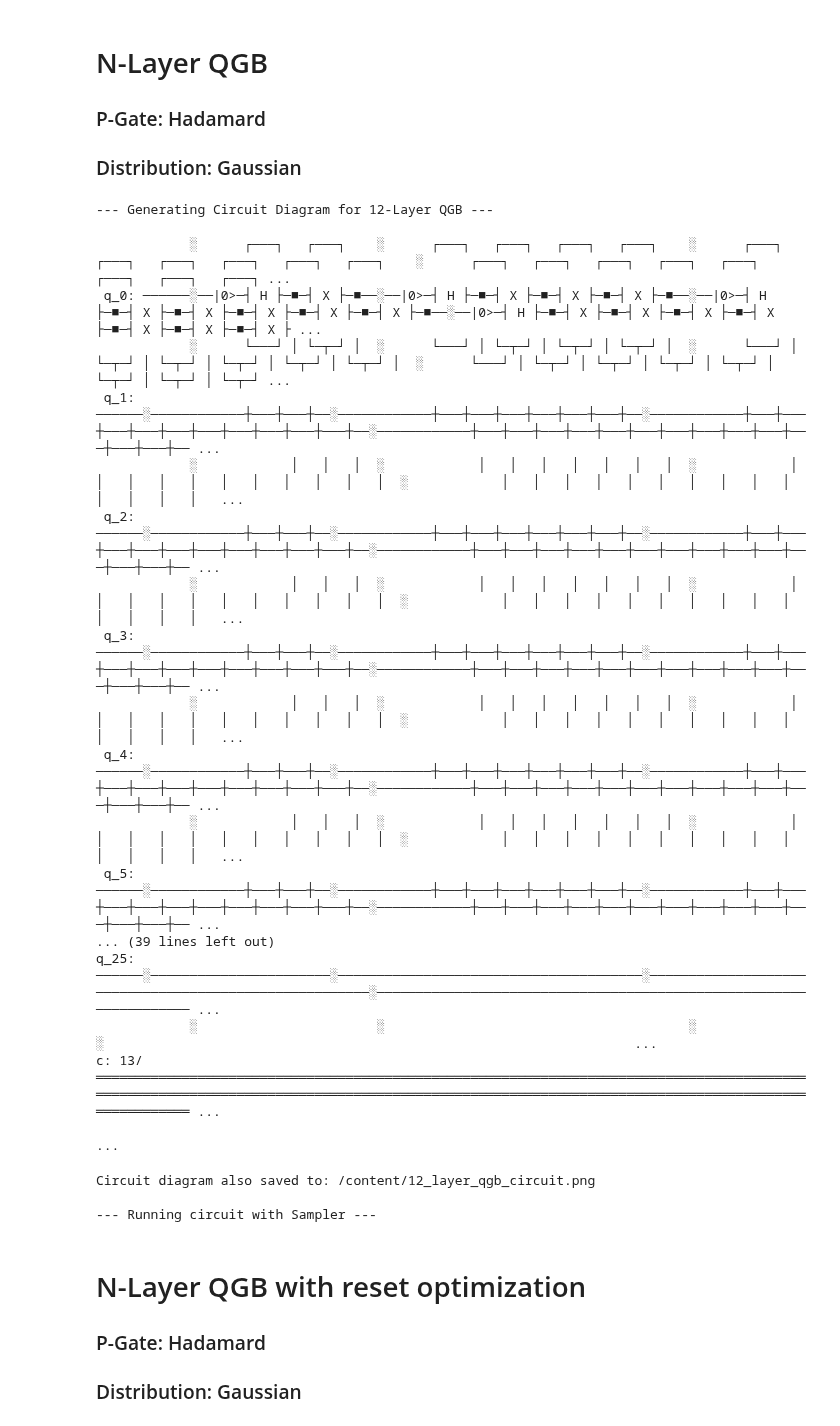
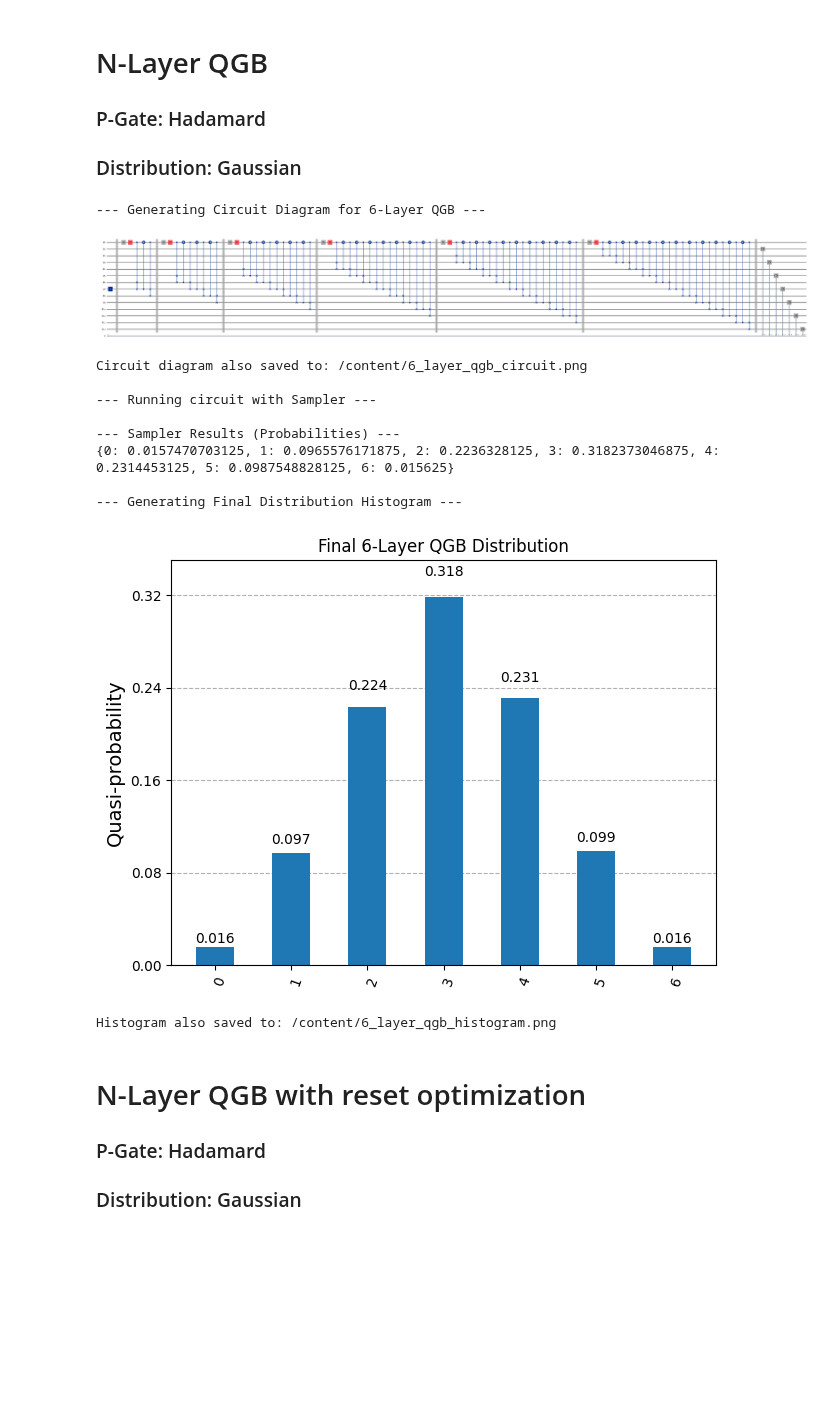
Before and after one commit to KaziMuktadirAhmed/WISER-womenium-2025-project-1, a Jupyter notebook: WISER-quantum-walk-monte-carlo.ipynb, the cells around one changed output. Cells and saved outputs as stored; diff of their text form; code cells hidden in the pictures; blank space fills up the shorter version.

```diff
--- a/WISER-quantum-walk-monte-carlo.ipynb
+++ b/WISER-quantum-walk-monte-carlo.ipynb
@@ -272,14 +252,14 @@ def create_n_layer_qgb(n_layers: int):
 # --- Example Usage ---
 if __name__ == '__main__':
     # Define the number of layers for the Galton Board
-    N_LAYERS = 12
+    N_LAYERS = 6
 
     # 1. Create the N-layer QGB circuit
     qgb_circuit = create_n_layer_qgb(N_LAYERS)
 
     # 2. Draw the circuit and display/save it
     print(f"\n--- Generating Circuit Diagram for {N_LAYERS}-Layer QGB ---")
-    circuit_diagram = qgb_circuit.draw(output='text', fold=-1)
+    circuit_diagram = qgb_circuit.draw(output='mpl', fold=-1)
     if IS_IPYTHON:
         display(circuit_diagram)
     circuit_filename = f"{N_LAYERS}_layer_qgb_circuit.png"
@@ -297,54 +277,45 @@ if __name__ == '__main__':
     raw_probabilities = quasi_dist.binary_probabilities()
 
     # Post-process the one-hot encoded results into a final distribution
     final_distribution = defaultdict(float)
     for bitstring, prob in raw_probabilities.items():
         # Qiskit bitstrings are little-endian (read right-to-left)
         # '00100' -> position 2
         try:
             position = bitstring.index('1')
             final_distribution[position] += prob
         except ValueError:
             # This handles the case of an all-zero bitstring, which can occur due to noise
             pass
 
     print("\n--- Sampler Results (Probabilities) ---")
     # Sort by position for cleaner printing
     print({k: v for k, v in sorted(final_distribution.items())})
 
     # 5. Plot the final processed distribution
     print("\n--- Generating Final Distribution Histogram ---")
     histogram_figure = plot_histogram(final_distribution, title=f"Final {N_LAYERS}-Layer QGB Distribution")
     if IS_IPYTHON:
         display(histogram_figure)
     histogram_filename = f"{N_LAYERS}_layer_qgb_histogram.png"
     histogram_figure.savefig(histogram_filename)
     print(f"Histogram also saved to: {os.path.abspath(histogram_filename)}")
 
     # Close all plot figures to free up memory
     plt.close('all')
 # %% [output]
---- Generating Circuit Diagram for 12-Layer QGB ---
+--- Generating Circuit Diagram for 6-Layer QGB ---
+[figure, added]
-            ░      ┌───┐   ┌───┐    ░      ┌───┐   ┌───┐   ┌───┐   ┌───┐    ░      ┌───┐   ┌───┐   ┌───┐   ┌───┐   ┌───┐   ┌───┐    ░      ┌───┐   ┌───┐   ┌───┐   ┌───┐   ┌───┐   ┌───┐   ┌───┐   ┌───┐ ...
- q_0: ──────░──|0>─┤ H ├─■─┤ X ├─■──░──|0>─┤ H ├─■─┤ X ├─■─┤ X ├─■─┤ X ├─■──░──|0>─┤ H ├─■─┤ X ├─■─┤ X ├─■─┤ X ├─■─┤ X ├─■─┤ X ├─■──░──|0>─┤ H ├─■─┤ X ├─■─┤ X ├─■─┤ X ├─■─┤ X ├─■─┤ X ├─■─┤ X ├─■─┤ X ├ ...
-            ░      └───┘ │ └─┬─┘ │  ░      └───┘ │ └─┬─┘ │ └─┬─┘ │ └─┬─┘ │  ░      └───┘ │ └─┬─┘ │ └─┬─┘ │ └─┬─┘ │ └─┬─┘ │ └─┬─┘ │  ░      └───┘ │ └─┬─┘ │ └─┬─┘ │ └─┬─┘ │ └─┬─┘ │ └─┬─┘ │ └─┬─┘ │ └─┬─┘ ...
- q_1: ──────░────────────┼───┼───┼──░────────────┼───┼───┼───┼───┼───┼───┼──░────────────┼───┼───┼───┼───┼───┼───┼───┼───┼───┼───┼──░────────────┼───┼───┼───┼───┼───┼───┼───┼───┼───┼───┼───┼───┼───┼── ...
-            ░            │   │   │  ░            │   │   │   │   │   │   │  ░            │   │   │   │   │   │   │   │   │   │   │  ░            │   │   │   │   │   │   │   │   │   │   │   │   │   │   ...
- q_2: ──────░────────────┼───┼───┼──░────────────┼───┼───┼───┼───┼───┼───┼──░────────────┼───┼───┼───┼───┼───┼───┼───┼───┼───┼───┼──░────────────┼───┼───┼───┼───┼───┼───┼───┼───┼───┼───┼───┼───┼───┼── ...
-            ░            │   │   │  ░            │   │   │   │   │   │   │  ░            │   │   │   │   │   │   │   │   │   │   │  ░            │   │   │   │   │   │   │   │   │   │   │   │   │   │   ...
- q_3: ──────░────────────┼───┼───┼──░────────────┼───┼───┼───┼───┼───┼───┼──░────────────┼───┼───┼───┼───┼───┼───┼───┼───┼───┼───┼──░────────────┼───┼───┼───┼───┼───┼───┼───┼───┼───┼───┼───┼───┼───┼── ...
-            ░            │   │   │  ░            │   │   │   │   │   │   │  ░            │   │   │   │   │   │   │   │   │   │   │  ░            │   │   │   │   │   │   │   │   │   │   │   │   │   │   ...
- q_4: ──────░────────────┼───┼───┼──░────────────┼───┼───┼───┼───┼───┼───┼──░────────────┼───┼───┼───┼───┼───┼───┼───┼───┼───┼───┼──░────────────┼───┼───┼───┼───┼───┼───┼───┼───┼───┼───┼───┼───┼───┼── ...
-            ░            │   │   │  ░            │   │   │   │   │   │   │  ░            │   │   │   │   │   │   │   │   │   │   │  ░            │   │   │   │   │   │   │   │   │   │   │   │   │   │   ...
- q_5: ──────░────────────┼───┼───┼──░────────────┼───┼───┼───┼───┼───┼───┼──░────────────┼───┼───┼───┼───┼───┼───┼───┼───┼───┼───┼──░────────────┼───┼───┼───┼───┼───┼───┼───┼───┼───┼───┼───┼───┼───┼── ...
-... (39 lines left out)
-q_25: ──────░───────────────────────░───────────────────────────────────────░───────────────────────────────────────────────────────░─────────────────────────────────────────────────────────────────── ...
-            ░                       ░                                       ░                                                       ░                                                                    ...
-c: 13/══════════════════════════════════════════════════════════════════════════════════════════════════════════════════════════════════════════════════════════════════════════════════════════════════ ...
-                                                                                                                                                                                                         ...
+Circuit diagram also saved to: /content/6_layer_qgb_circuit.png
+
+--- Running circuit with Sampler ---
+
+--- Sampler Results (Probabilities) ---
+{0: 0.0157470703125, 1: 0.0965576171875, 2: 0.2236328125, 3: 0.3182373046875, 4: 0.2314453125, 5: 0.0987548828125, 6: 0.015625}
+
+--- Generating Final Distribution Histogram ---
+[figure, added]
-Circuit diagram also saved to: /content/12_layer_qgb_circuit.png
-
---- Running circuit with Sampler ---
+Histogram also saved to: /content/6_layer_qgb_histogram.png
 # %% [markdown]
 # N-Layer QGB with reset optimization
 
```
Also changed, not shown: parts of 5 cells of this notebook.
